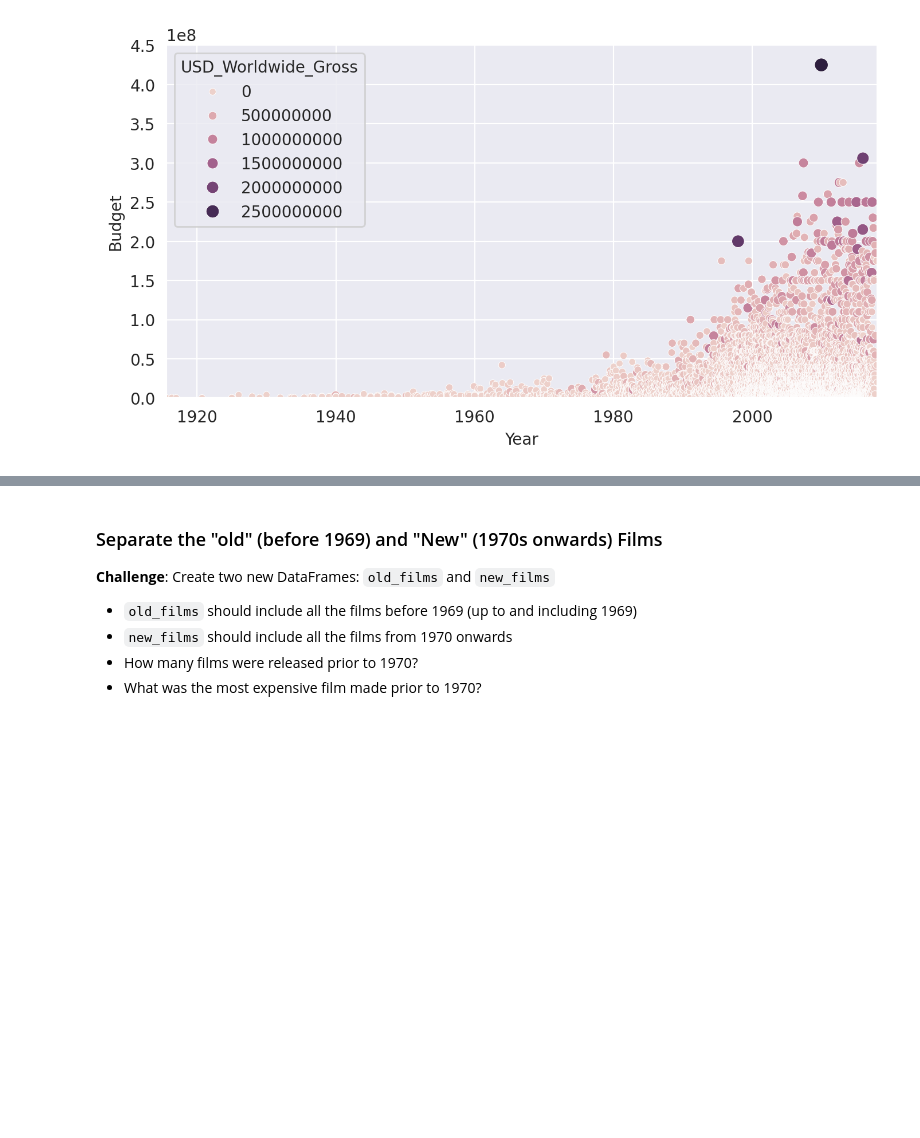
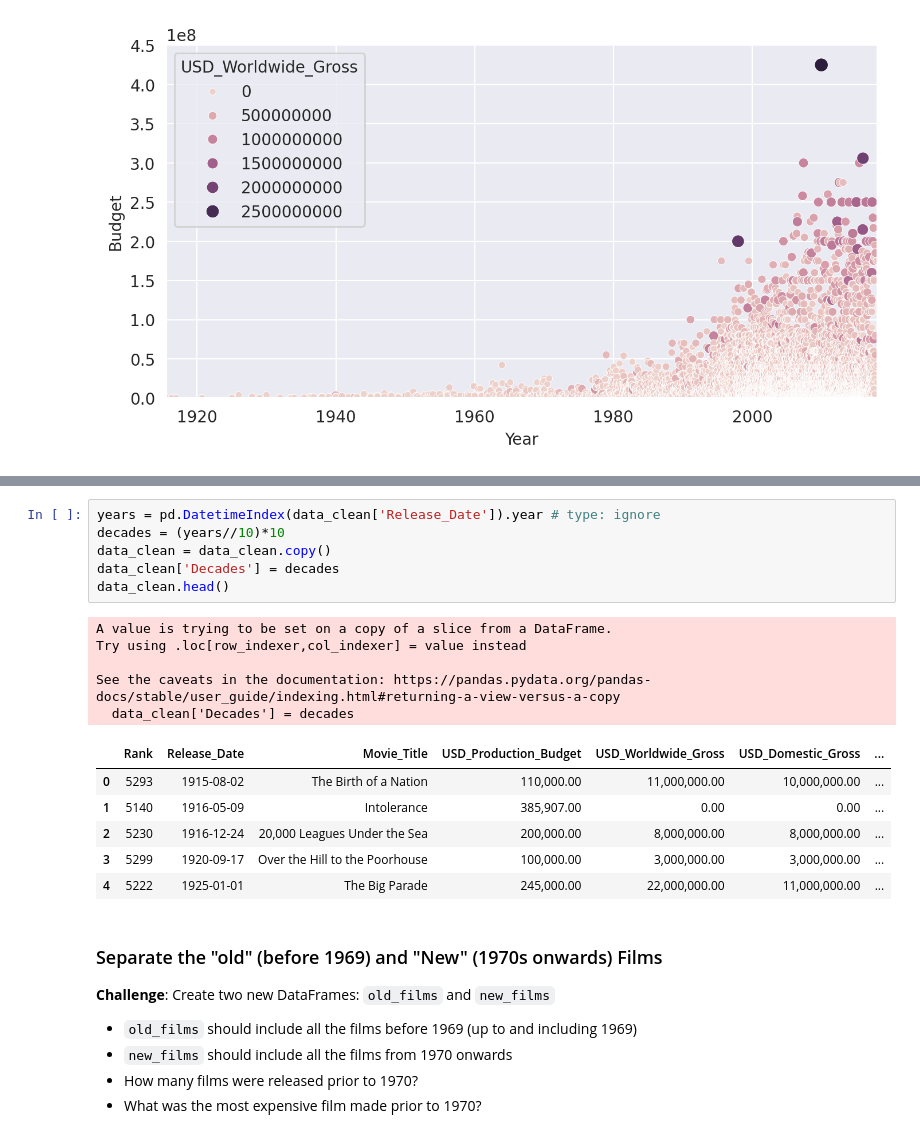
Before and after one commit to RafaelMoralesGallegos/100-days-of-Python, a Jupyter notebook: Day_78_Seaborn/Seaborn_and_Linear_Regression.ipynb, the cells around one changed output, grey strips where cells are left out. Saved outputs shown, nothing was run; the diff lists cells and outputs as text; blank space fills up the shorter version.

```diff
--- a/Day_78_Seaborn/Seaborn_and_Linear_Regression.ipynb
+++ b/Day_78_Seaborn/Seaborn_and_Linear_Regression.ipynb
@@ -325,6 +325,24 @@ Here's how:
 <img src=https://i.imgur.com/5m06Ach.png width=650>
 3. Use floor division `//` to convert the year data to the decades of the films.
 4. Add the decades as a `Decade` column to the `data_clean` DataFrame.
+# %%
+years = pd.DatetimeIndex(data_clean['Release_Date']).year # type: ignore
+decades = (years//10)*10
+data_clean = data_clean.copy()
+data_clean['Decades'] = decades
+data_clean.head()
+# %% [output]
+A value is trying to be set on a copy of a slice from a DataFrame.
+Try using .loc[row_indexer,col_indexer] = value instead
+
+See the caveats in the documentation: https://pandas.pydata.org/pandas-docs/stable/user_guide/indexing.html#returning-a-view-versus-a-copy
+  data_clean['Decades'] = decades
+|  | Rank | Release_Date | Movie_Title | USD_Production_Budget | USD_Worldwide_Gross | USD_Domestic_Gross | ... |
+| 0 | 5293 | 1915-08-02 | The Birth of a Nation | 110,000.00 | 11,000,000.00 | 10,000,000.00 | ... |
+| 1 | 5140 | 1916-05-09 | Intolerance | 385,907.00 | 0.00 | 0.00 | ... |
+| 2 | 5230 | 1916-12-24 | 20,000 Leagues Under the Sea | 200,000.00 | 8,000,000.00 | 8,000,000.00 | ... |
+| 3 | 5299 | 1920-09-17 | Over the Hill to the Poorhouse | 100,000.00 | 3,000,000.00 | 3,000,000.00 | ... |
+| 4 | 5222 | 1925-01-01 | The Big Parade | 245,000.00 | 22,000,000.00 | 11,000,000.00 | ... |
 # %% [markdown]
 ### Separate the "old" (before 1969) and "New" (1970s onwards) Films
 
```
